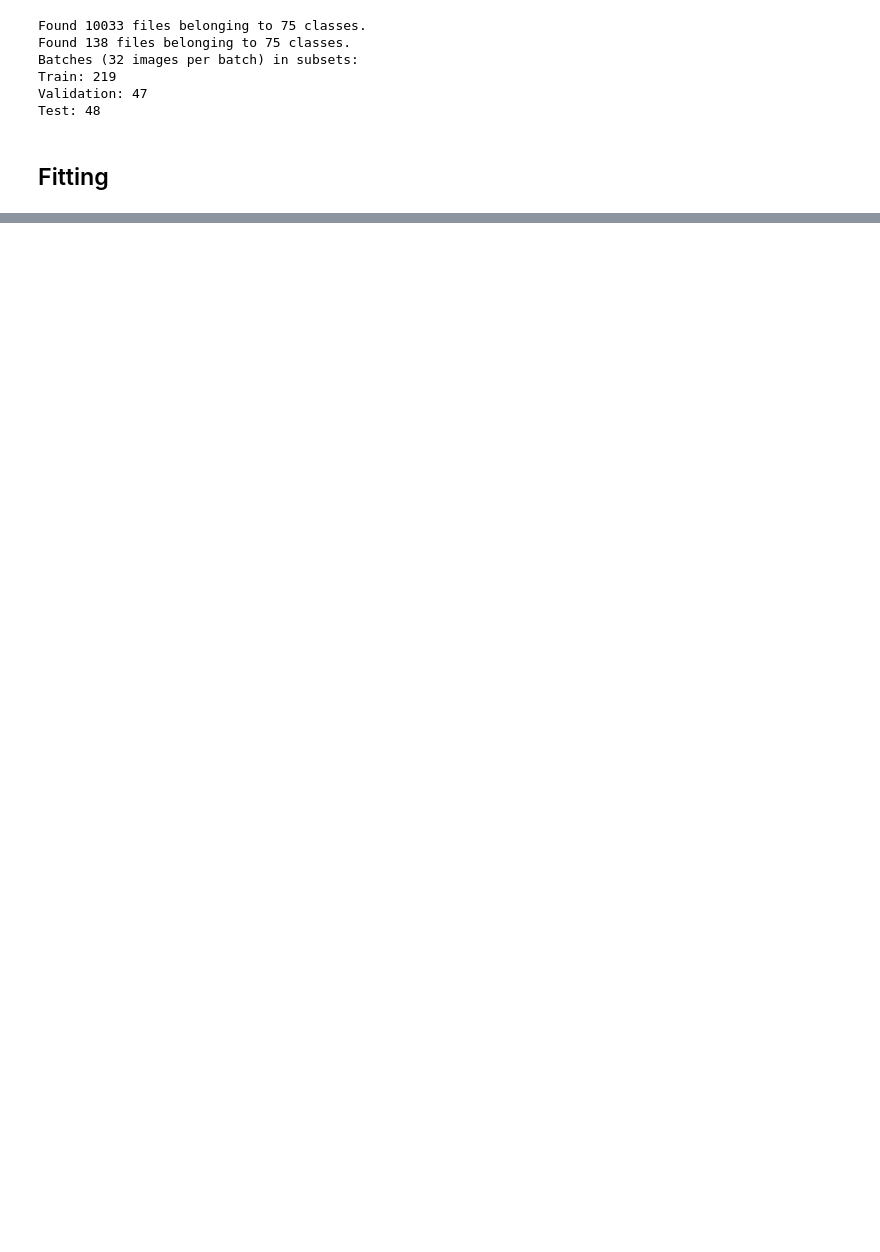
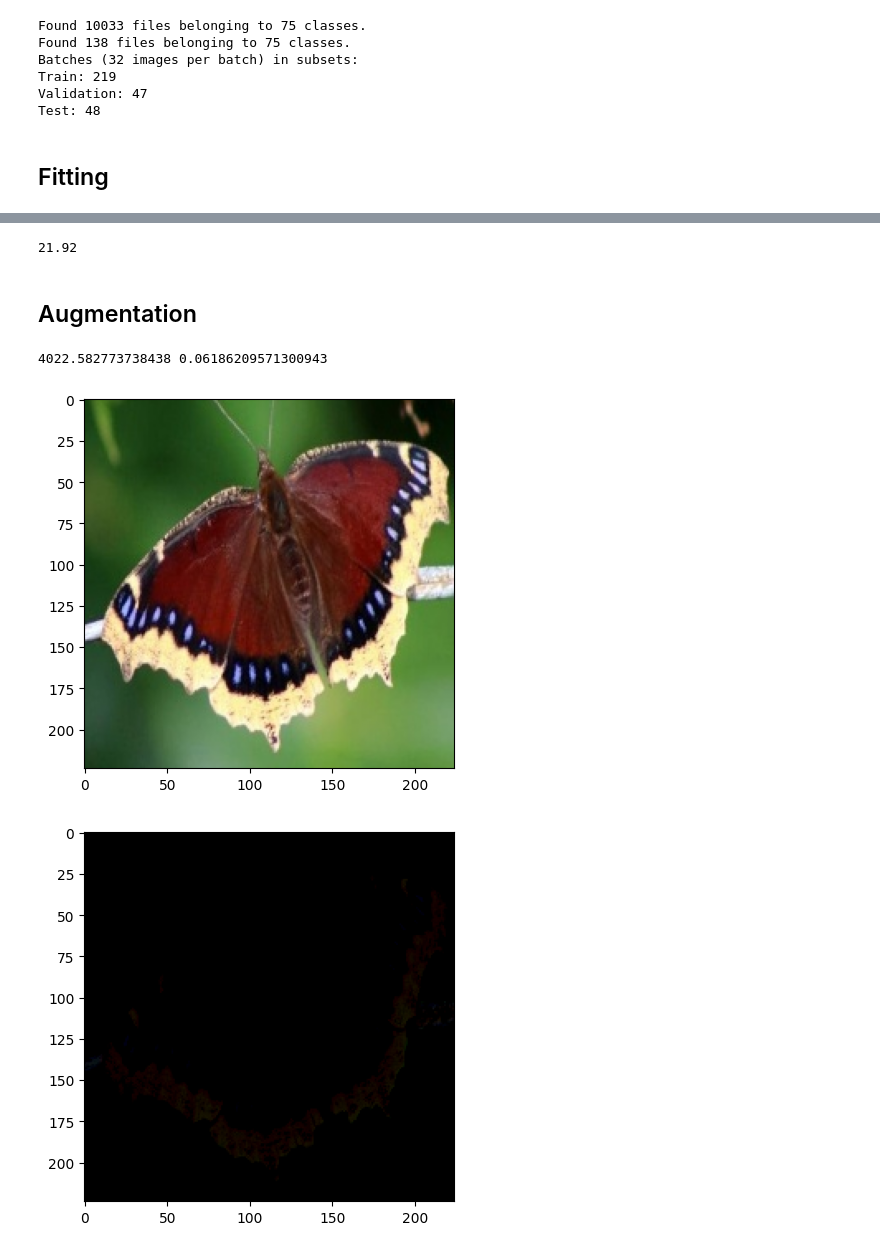
Before and after one commit to d-rogalski/MasterThesis, a Jupyter notebook: main_notebook.ipynb, the cells around one changed output, grey strips where cells are left out. Drawn from its saved outputs; the diff is of its cells as text; code cells hidden in the pictures; blank space fills up the shorter version.

```diff
--- a/main_notebook.ipynb
+++ b/main_notebook.ipynb
@@ -350,0 +509,6 @@ json.dump(info, open(f'{FPATH}/{model.name}_({training_date})/info.json', 'w'))
+# %%
+(9*60+8)/25
+# %% [output]
+21.92
+# %% [markdown]
+## Augmentation
@@ -350,0 +518,24 @@ json.dump(info, open(f'{FPATH}/{model.name}_({training_date})/info.json', 'w'))
+# %%
+transforms = A.Compose([A.RandomBrightness(limit=(-1,-.9), p=1)])
+def aug_fn(image):
+    data = {'image': image}
+    aug_data = transforms(**data)
+    aug_img = aug_data['image']
+    return aug_img
+
+def process_data(image, label):
+    aug_img = tf.numpy_function(func=aug_fn, inp=[image], Tout=tf.float32)
+    return aug_img, label
+# %%
+img = plt.imread('kaggle dataset/nymphalis antiopa/0005.jpg')
+print(img.var(), (img/255).var())
+plt.imshow(img/255)
+plt.show()
+
+img2 = aug_fn((img/255).astype(np.float32))
+plt.imshow(img2)
+plt.show()
+# %% [output]
+4022.582773738438 0.06186209571300943
+[figure, added]
+[figure, added]
```
Also changed, not shown: parts of 44 cells of this notebook.
